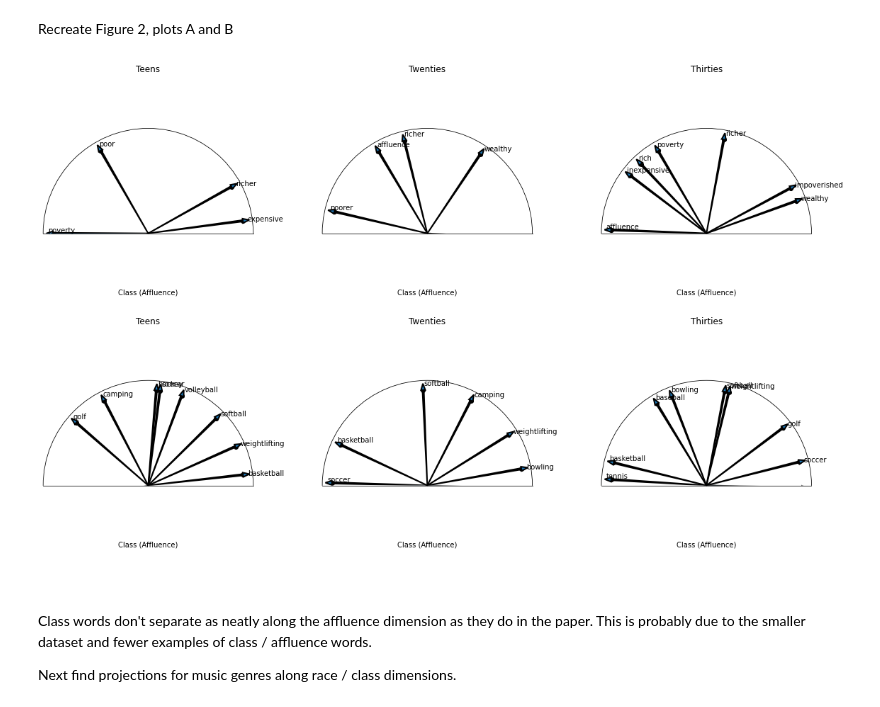
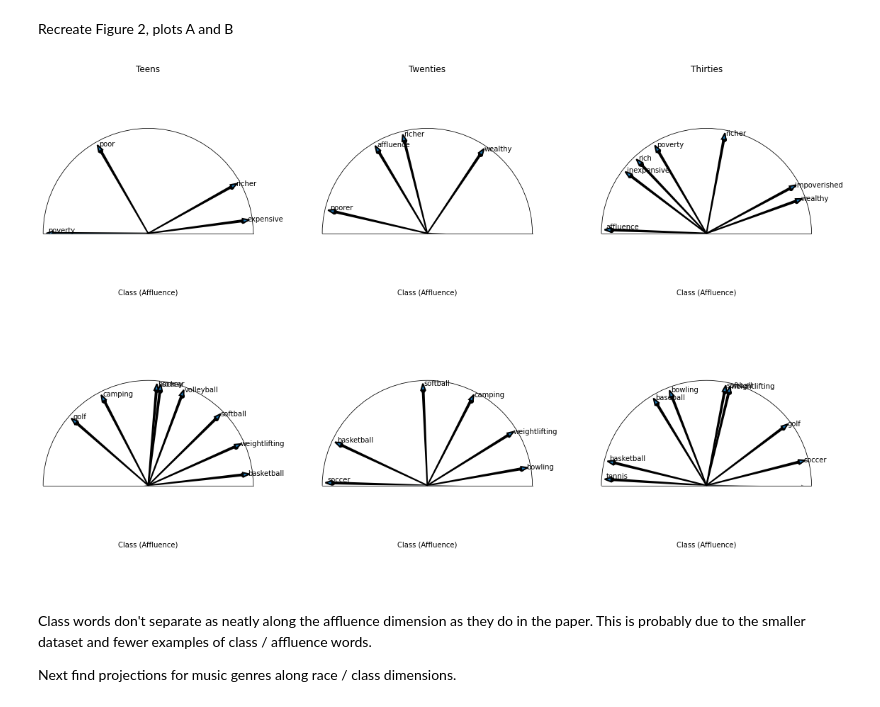
Before and after one commit to ggetzie/kozlowski2019, a Jupyter notebook: w2v.ipynb, the cells around one changed output. Cells and saved outputs as stored; diff of their text form; code cells hidden in the pictures.

Commit message:
figure 2 update

```diff
--- a/w2v.ipynb
+++ b/w2v.ipynb
@@ -184,35 +184,34 @@ for i, data in enumerate(figa_data):
         ax.arrow(d[1], 0, 0, 1, width=0.015, lw=2, zorder=5)
         ax.annotate(d[0], xy=(d[1], 1), xytext=(d[1]-.01, 1.05))
     ax.set_rmax(1.1)
     ax.set_rticks([])
     ax.set_xticks([])
     ax.set_xlabel("Class (Affluence)")
 
 figb_words = ["camping", "boxing", "weightlifting", "bowling", "hockey",
              "baseball", "basketball", "soccer", "softball", "volleyball",
              "tennis", "golf"]
 
 figb_data = [get_word_angles(model10, dimensions10, figb_words),
              get_word_angles(model20, dimensions20, figb_words),
              get_word_angles(model30, dimensions30, figb_words)]
 
 for i, data in enumerate(figb_data):
     ax = fig.add_subplot(2, 3, i+4, polar=True)
     ax.set_thetamin(0)
     ax.set_thetamax(180)
-    ax.set_title(titles[i])
     for d in data:
         ax.plot([d[1]], [1.0], "o", c="black")
         ax.arrow(d[1], 0, 0, 1, width=0.015, lw=2, zorder=5)
         ax.annotate(d[0], xy=(d[1], 1), xytext=(d[1]-.01, 1.05))
     ax.set_rmax(1.1)
     ax.set_rticks([])
     ax.set_xticks([])
     ax.set_xlabel("Class (Affluence)")
 
 plt.show()
 # %% [output]
-[figure, old version]
+[figure, new version]
 # %% [markdown]
 Class words don't separate as neatly along the affluence dimension as they do in the paper. This is probably due to the smaller dataset and fewer examples of class / affluence words.
 
```
